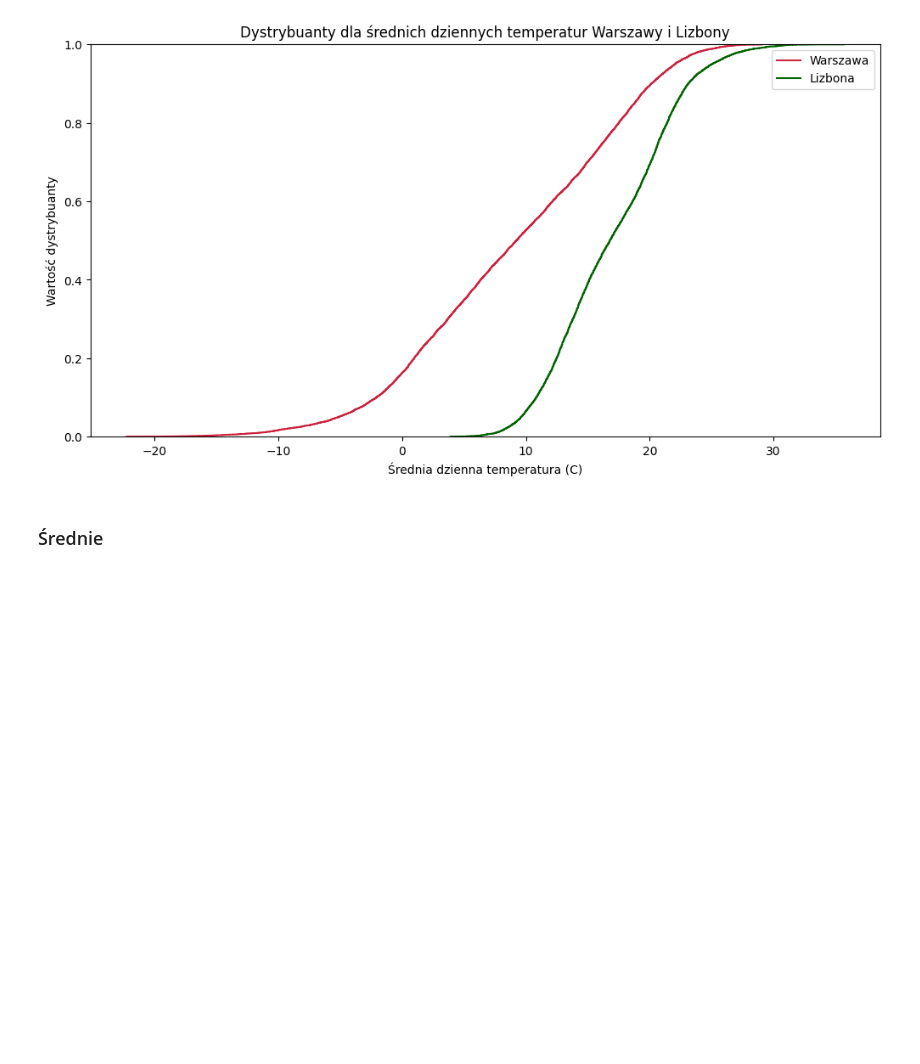
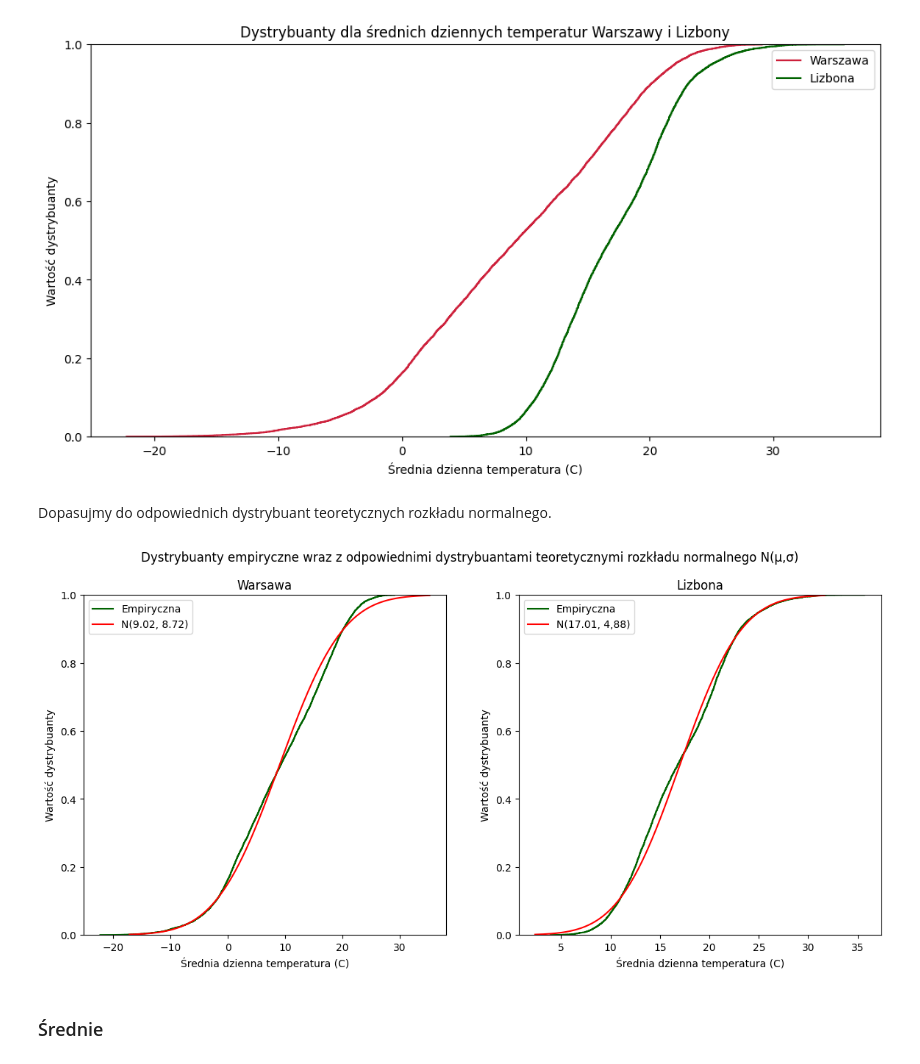
Before and after one commit to mathieuboro/raport, a Jupyter notebook: Raport_!.ipynb, the cells around one changed output. Cells and saved outputs as stored; diff of their text form; code cells hidden in the pictures; blank space fills up the shorter version.

```diff
--- a/Raport_!.ipynb
+++ b/Raport_!.ipynb
@@ -327,6 +360,33 @@ plt.legend()
 plt.show()
 # %% [output]
 [figure]
+# %% [markdown]
+Dopasujmy do odpowiednich dystrybuant teoretycznych rozkładu normalnego.
+# %%
+Normal_CDF_Warsaw = scipy.stats.norm.cdf(x_warsaw, Mean_Warsaw, Std_Warsaw)
+Normal_CDF_Lisbon = scipy.stats.norm.cdf(x_lisbon, Mean_Lisbon, Std_Lisbon)
+
+plt.figure(figsize=(14,6))
+plt.subplot(1, 2, 1)
+sns.ecdfplot(data=warsaw_data.AvgTemperature, label="Empiryczna", c=colors[1])
+plt.plot(x_warsaw, Normal_CDF_Warsaw, label='N(9.02, 8.72)', color='r', linewidth=1.5)
+plt.xlabel('Średnia dzienna temperatura (C)')
+plt.ylabel('Wartość dystrybuanty')
+plt.legend()
+plt.title('Warsawa')
+
+plt.subplot(1, 2, 2)
+sns.ecdfplot(data=lisbon_data.AvgTemperature, label="Empiryczna", c=colors[1])
+plt.plot(x_lisbon, Normal_CDF_Lisbon, label='N(17.01, 4,88)', color='r', linewidth=1.5)
+plt.xlabel('Średnia dzienna temperatura (C)')
+plt.ylabel('Wartość dystrybuanty')
+plt.legend()
+plt.title('Lizbona')
+
+plt.suptitle("Dystrybuanty empiryczne wraz z odpowiednimi dystrybuantami teoretycznymi rozkładu normalnego N(μ,σ)")
+plt.show()
+# %% [output]
+[figure, added]
 # %% [markdown]
 ### Średnie
 # %% [markdown]
```
Also changed, not shown: parts of 6 cells of this notebook.
